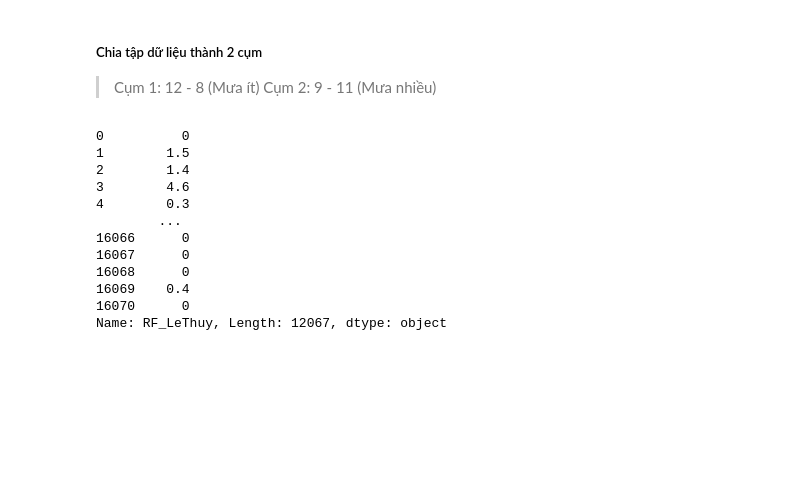
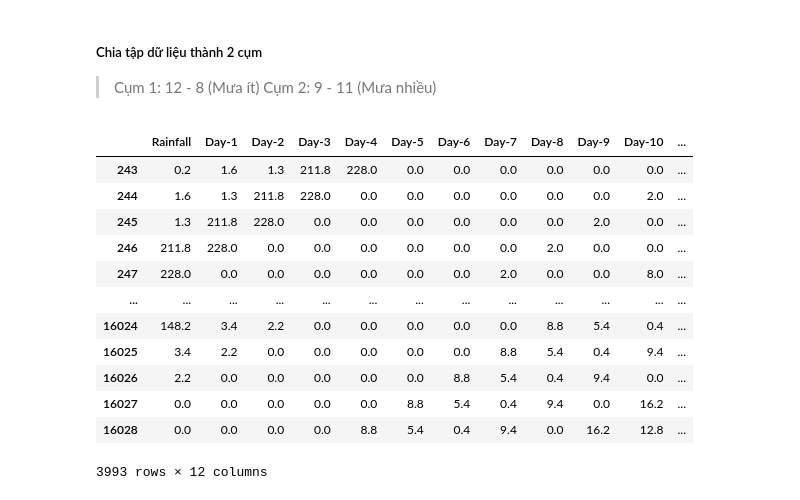
Before and after one commit to vubathang/RainfallForecast, a Jupyter notebook: BTL.ipynb, the cells around one changed output. Saved outputs shown, nothing was run; the diff lists cells and outputs as text; code cells hidden in the pictures; blank space fills up the shorter version.

```diff
--- a/BTL.ipynb
+++ b/BTL.ipynb
@@ -121,3 +120,0 @@ Max Value: 140.5
-# %%
-data['Month'] = pd.to_datetime(data['Date']).dt.month
-print(data)
@@ -143,19 +140,3 @@ print(data)
 ##### Chia tập dữ liệu thành 2 cụm
 > Cụm 1: 12 - 8 (Mưa ít)
 > Cụm 2: 9 - 11 (Mưa nhiều)
-# %%
-dt1 = data[data['Month'].between(12, 12) | data['Month'].between(1, 8)][['Date', column_name]]
-dt2 = data[data['Month'].between(9, 11)][column_name]
-# %% [output]
-0          0
-1        1.5
-2        1.4
-3        4.6
-4        0.3
-        ...
-16066      0
-16067      0
-16068      0
-16069    0.4
-16070      0
-Name: RF_LeThuy, Length: 12067, dtype: object
@@ -164,0 +143,27 @@ from sklearn.metrics import mean_squared_error, r2_score
+# %%
+dt1 = df[df['Month'].between(12, 12) | df['Month'].between(1, 8)]
+dt2 = df[df['Month'].between(9, 11)]
+
+dt2 = dt2.iloc[:, 0]
+
+d = pd.DataFrame({'Rainfall': dt2})
+n_days = 12
+for i in range(n_days):
+    d[f'Day-{i}'] = d['Rainfall'].shift(-i)
+d = d.dropna()
+d = d.drop(columns=['Day-0'])
+d
+# %% [output]
+|  | Rainfall | Day-1 | Day-2 | Day-3 | Day-4 | Day-5 | Day-6 | Day-7 | Day-8 | Day-9 | Day-10 | ... |
+| 243 | 0.2 | 1.6 | 1.3 | 211.8 | 228.0 | 0.0 | 0.0 | 0.0 | 0.0 | 0.0 | 0.0 | ... |
+| 244 | 1.6 | 1.3 | 211.8 | 228.0 | 0.0 | 0.0 | 0.0 | 0.0 | 0.0 | 0.0 | 2.0 | ... |
+| 245 | 1.3 | 211.8 | 228.0 | 0.0 | 0.0 | 0.0 | 0.0 | 0.0 | 0.0 | 2.0 | 0.0 | ... |
+| 246 | 211.8 | 228.0 | 0.0 | 0.0 | 0.0 | 0.0 | 0.0 | 0.0 | 2.0 | 0.0 | 0.0 | ... |
+| 247 | 228.0 | 0.0 | 0.0 | 0.0 | 0.0 | 0.0 | 0.0 | 2.0 | 0.0 | 0.0 | 8.0 | ... |
+| ... | ... | ... | ... | ... | ... | ... | ... | ... | ... | ... | ... | ... |
+| 16024 | 148.2 | 3.4 | 2.2 | 0.0 | 0.0 | 0.0 | 0.0 | 0.0 | 8.8 | 5.4 | 0.4 | ... |
+| 16025 | 3.4 | 2.2 | 0.0 | 0.0 | 0.0 | 0.0 | 0.0 | 8.8 | 5.4 | 0.4 | 9.4 | ... |
+| 16026 | 2.2 | 0.0 | 0.0 | 0.0 | 0.0 | 0.0 | 8.8 | 5.4 | 0.4 | 9.4 | 0.0 | ... |
+| 16027 | 0.0 | 0.0 | 0.0 | 0.0 | 0.0 | 8.8 | 5.4 | 0.4 | 9.4 | 0.0 | 16.2 | ... |
+| 16028 | 0.0 | 0.0 | 0.0 | 0.0 | 8.8 | 5.4 | 0.4 | 9.4 | 0.0 | 16.2 | 12.8 | ... |
+3993 rows × 12 columns
```
Also changed, not shown: parts of 9 cells of this notebook.
